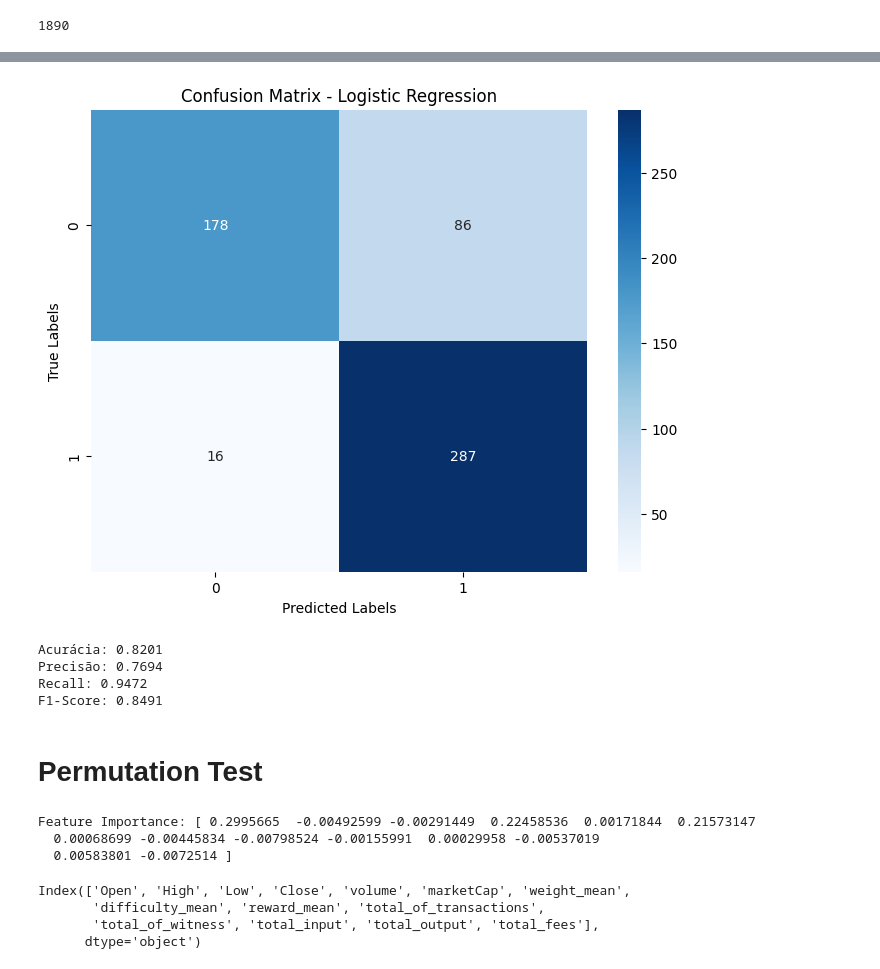
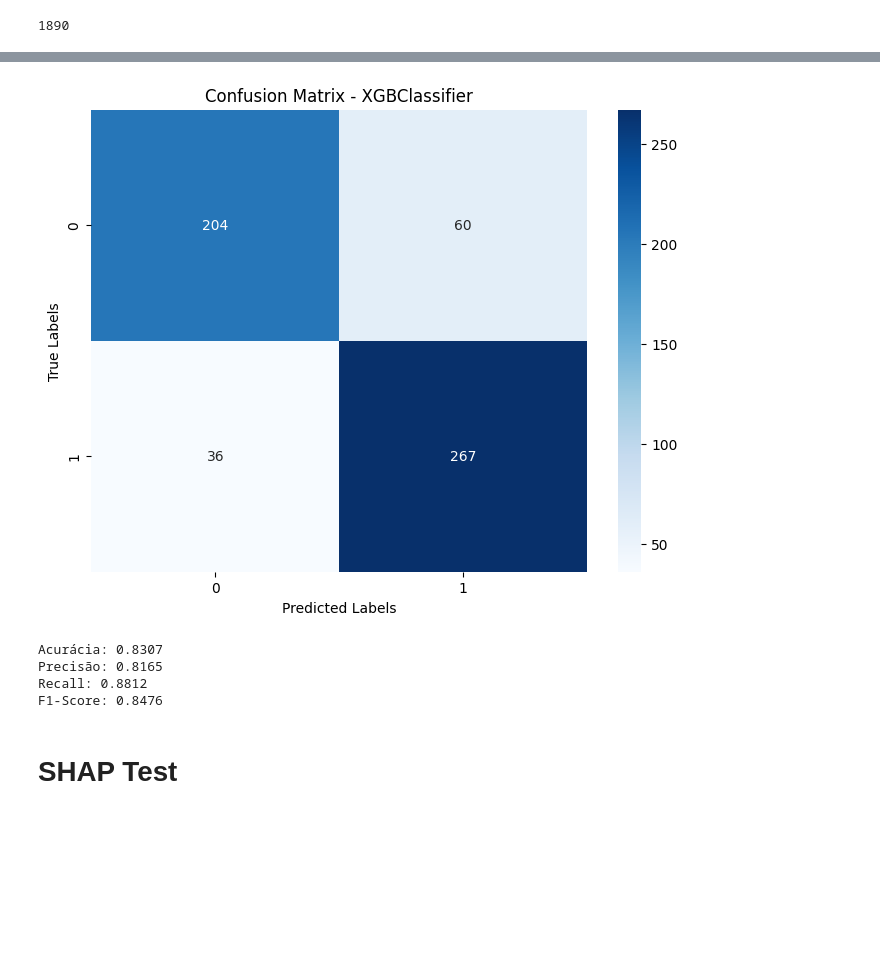
Before and after one commit to arthur-bubolz/Sentiment-Index-2026, a Jupyter notebook: Sentiment_Analysis_Onchain.ipynb, the cells around one changed output, grey strips where cells are left out. Saved outputs shown, nothing was run; the diff lists cells and outputs as text; code cells hidden in the pictures; blank space fills up the shorter version.

```diff
--- a/Sentiment_Analysis_Onchain.ipynb
+++ b/Sentiment_Analysis_Onchain.ipynb
@@ -303,0 +323,10 @@ LogisticRegression(max_iter=1000, random_state=42)
+# %%
+# Criar o modelo XGBoost com os parâmetros solicitados
+model = xgb.XGBClassifier(
+    use_label_encoder=False,   # Desativa o uso do label encoder
+    eval_metric='mlogloss',    # Define o critério de avaliação como mlogloss (entropia cruzada)
+    random_state=42            # Define a semente para garantir reprodutibilidade
+)
+
+# Treinar o modelo
+model.fit(X_train, y_train)
@@ -306,19 +351,19 @@ y_pred = model.predict(X_test)
 # %%
 # Gerando a Confusion Matrix
 cm = confusion_matrix(y_test, y_pred)
 
 # Plotando a Confusion Matrix usando seaborn
 plt.figure(figsize=(8, 6))
 sns.heatmap(cm, annot=True, fmt='d', cmap='Blues', xticklabels=model.classes_, yticklabels=model.classes_)
 plt.xlabel('Predicted Labels')
 plt.ylabel('True Labels')
-plt.title('Confusion Matrix - Logistic Regression')
+plt.title('Confusion Matrix - XGBClassifier')
 
 plt.savefig('confusion_matrix_lr.svg', dpi=300)
 
 plt.show()
 # %% [output]
-[figure, old version]
+[figure, new version]
 # %%
 from sklearn.metrics import confusion_matrix, precision_score, recall_score, f1_score, accuracy_score
 
@@ -335,37 +380,9 @@ print(f"Precisão: {precision:.4f}")
 print(f"Recall: {recall:.4f}")
 print(f"F1-Score: {f1:.4f}")
 # %% [output]
-Acurácia: 0.8201
-Precisão: 0.7694
-Recall: 0.9472
-F1-Score: 0.8491
+Acurácia: 0.8307
+Precisão: 0.8165
+Recall: 0.8812
+F1-Score: 0.8476
 # %% [markdown]
-# Permutation Test
+# SHAP Test
-# %%
-from sklearn.inspection import permutation_importance
-from sklearn.linear_model import LogisticRegression
-from sklearn.model_selection import train_test_split
-from sklearn.metrics import make_scorer, f1_score
-
-# Treinando o modelo
-model = LogisticRegression(max_iter=1000, random_state=42)
-model.fit(X, y)
-
-scorer = make_scorer(f1_score)
-
-# Calculando a importância das features via permutation importance
-results = permutation_importance(model, X, y, scoring=scorer)
-
-# Mostrando a importância das features
-print("Feature Importance:", results.importances_mean)
-# %% [output]
-Feature Importance: [ 0.2995665  -0.00492599 -0.00291449  0.22458536  0.00171844  0.21573147
-  0.00068699 -0.00445834 -0.00798524 -0.00155991  0.00029958 -0.00537019
-  0.00583801 -0.0072514 ]
-# %%
-X.columns
-# %% [output]
-Index(['Open', 'High', 'Low', 'Close', 'volume', 'marketCap', 'weight_mean',
-       'difficulty_mean', 'reward_mean', 'total_of_transactions',
-       'total_of_witness', 'total_input', 'total_output', 'total_fees'],
-      dtype='object')
```
Also changed, not shown: parts of 8 cells of this notebook.
